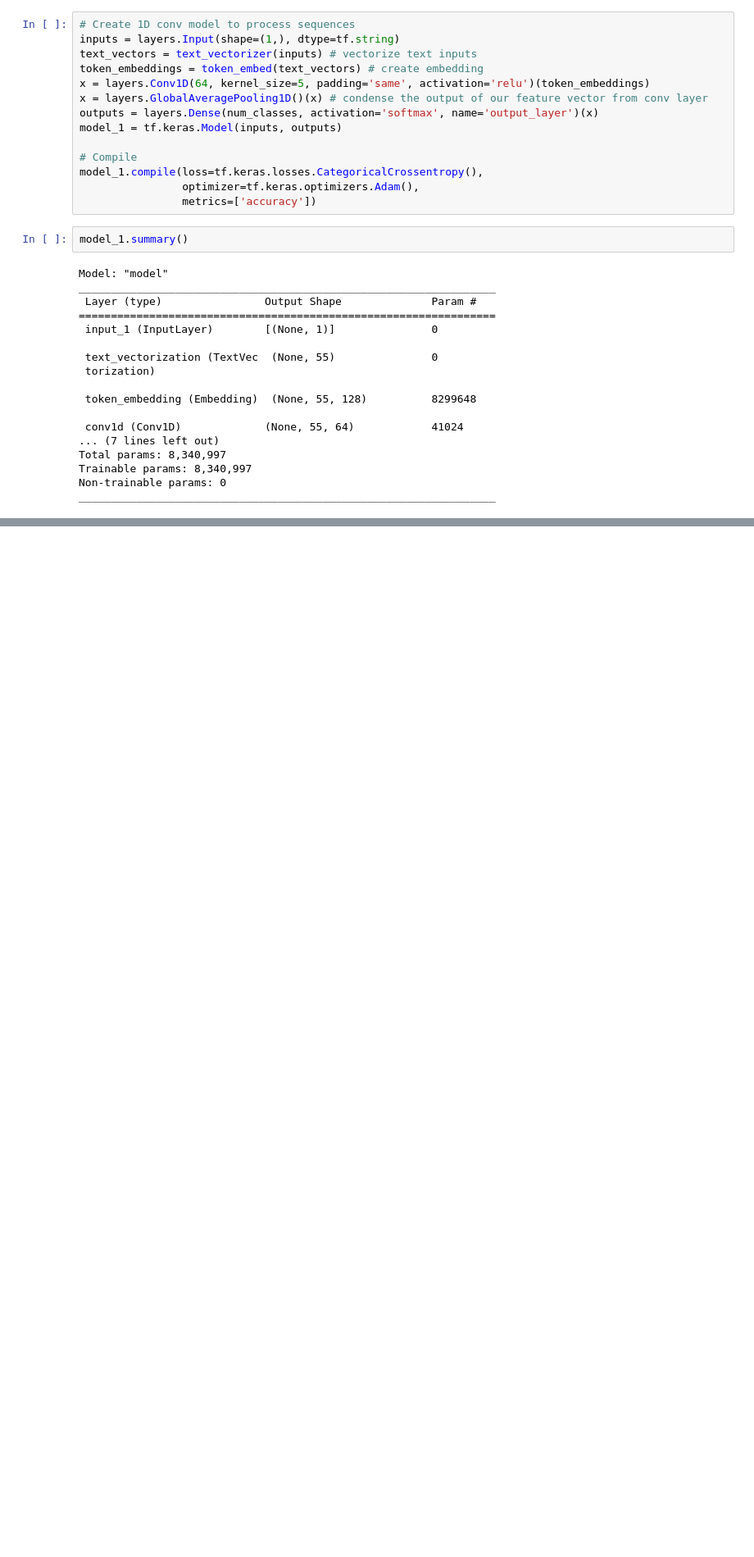
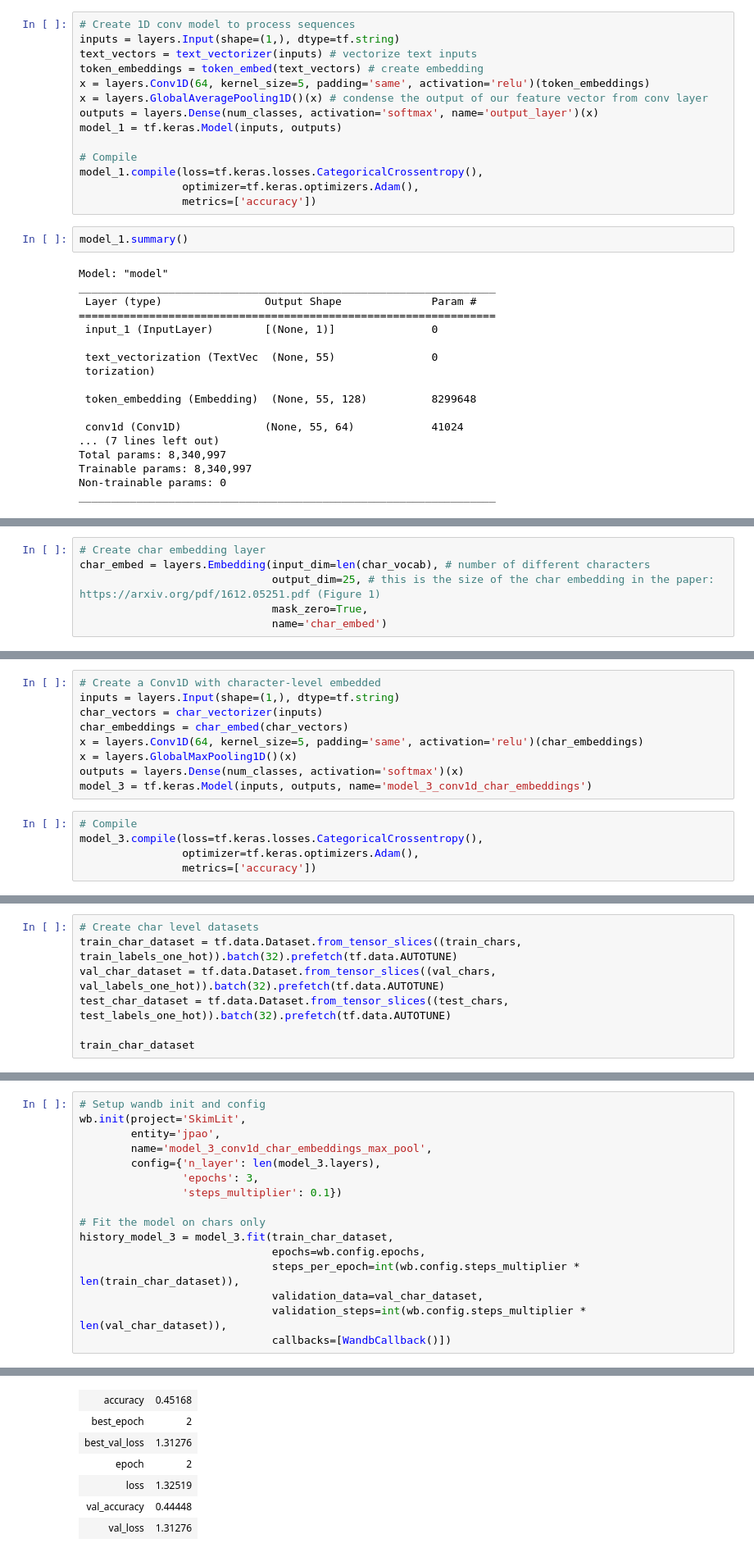
Before and after one commit to johanesPao/tensorflow_developer_certificate, a Jupyter notebook: 09_SkimLit_nlp_milestone_project_2.ipynb, the cells around one changed output, grey strips where cells are left out. Shown at 82% size. Drawn from its saved outputs; the diff is of its cells as text; blank space fills up the shorter version.

```diff
--- a/09_SkimLit_nlp_milestone_project_2.ipynb
+++ b/09_SkimLit_nlp_milestone_project_2.ipynb
@@ -651,0 +952,6 @@ model_1.evaluate(valid_dataset)
+# %%
+# Create char embedding layer
+char_embed = layers.Embedding(input_dim=len(char_vocab), # number of different characters
+                              output_dim=25, # this is the size of the char embedding in the paper: https://arxiv.org/pdf/1612.05251.pdf (Figure 1)
+                              mask_zero=True,
+                              name='char_embed')
@@ -651,0 +986,14 @@ model_1.evaluate(valid_dataset)
+# %%
+# Create a Conv1D with character-level embedded
+inputs = layers.Input(shape=(1,), dtype=tf.string)
+char_vectors = char_vectorizer(inputs)
+char_embeddings = char_embed(char_vectors)
+x = layers.Conv1D(64, kernel_size=5, padding='same', activation='relu')(char_embeddings)
+x = layers.GlobalMaxPooling1D()(x)
+outputs = layers.Dense(num_classes, activation='softmax')(x)
+model_3 = tf.keras.Model(inputs, outputs, name='model_3_conv1d_char_embeddings')
+# %%
+# Compile
+model_3.compile(loss=tf.keras.losses.CategoricalCrossentropy(),
+                optimizer=tf.keras.optimizers.Adam(),
+                metrics=['accuracy'])
@@ -651,0 +1020,7 @@ model_1.evaluate(valid_dataset)
+# %%
+# Create char level datasets
+train_char_dataset = tf.data.Dataset.from_tensor_slices((train_chars, train_labels_one_hot)).batch(32).prefetch(tf.data.AUTOTUNE)
+val_char_dataset = tf.data.Dataset.from_tensor_slices((val_chars, val_labels_one_hot)).batch(32).prefetch(tf.data.AUTOTUNE)
+test_char_dataset = tf.data.Dataset.from_tensor_slices((test_chars, test_labels_one_hot)).batch(32).prefetch(tf.data.AUTOTUNE)
+
+train_char_dataset
@@ -651,0 +1029,17 @@ model_1.evaluate(valid_dataset)
+# %%
+# Setup wandb init and config
+wb.init(project='SkimLit',
+        entity='jpao',
+        name='model_3_conv1d_char_embeddings_max_pool',
+        config={'n_layer': len(model_3.layers),
+                'epochs': 3,
+                'steps_multiplier': 0.1})
+
+# Fit the model on chars only
+history_model_3 = model_3.fit(train_char_dataset,
+                              epochs=wb.config.epochs,
+                              steps_per_epoch=int(wb.config.steps_multiplier * len(train_char_dataset)),
+                              validation_data=val_char_dataset,
+                              validation_steps=int(wb.config.steps_multiplier * len(val_char_dataset)),
+                              callbacks=[WandbCallback()])
+# %% [output]
@@ -651,0 +1056,7 @@ model_1.evaluate(valid_dataset)
+| accuracy | 0.45168 |
+| best_epoch | 2 |
+| best_val_loss | 1.31276 |
+| epoch | 2 |
+| loss | 1.32519 |
+| val_accuracy | 0.44448 |
+| val_loss | 1.31276 |
```
Also changed, not shown: parts of 51 cells of this notebook.
